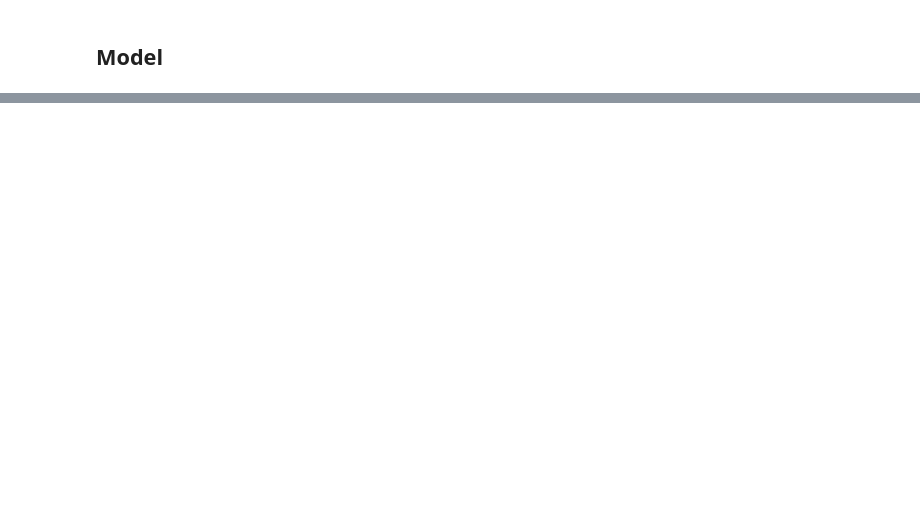
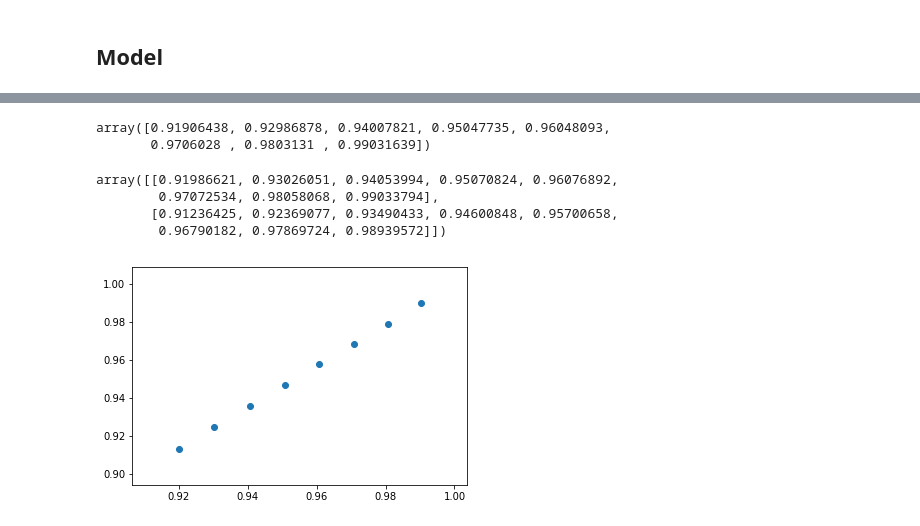
Before and after one commit to clausherther/public, a Jupyter notebook: probabilistic_programming/Reservation Forecast (PyMC3).ipynb, the cells around one changed output, grey strips where cells are left out. Drawn from its saved outputs; the diff is of its cells as text; code cells hidden in the pictures; blank space fills up the shorter version.

```diff
--- a/probabilistic_programming/Reservation Forecast (PyMC3).ipynb
+++ b/probabilistic_programming/Reservation Forecast (PyMC3).ipynb
@@ -106,0 +210,5 @@ df_cumulative_reservations.head()
+# %%
+start_week = 0
+end_week = 2
+# weeks_model = slice(start_week, end_week)
+event_weeks[start_week:end_week]
@@ -106,0 +229,17 @@ df_cumulative_reservations.head()
+# %%
+with pm.Model() as model:
+
+    start_week = 26
+    end_week = 29
+    weeks_model = event_weeks[start_week:end_week]
+    n_weeks_model = len(weeks_model)
+    n_time_periods_model = 8
+
+    mu = pm.HalfCauchy('mu', 0.5, shape=n_time_periods_model)
+    sd = pm.HalfCauchy('sd', 1, shape=n_time_periods_model)
+
+    booking_rate = pm.Gamma('booking_rate', mu=mu, sd=sd, shape=(n_weeks_model, n_time_periods_model)) #alpha=1, beta=1, shape=(3, n_weeks))
+
+    e = pm.Deterministic('forecasted_reservations', np.array(cumulative_reservations)[start_week:end_week][:, -n_time_periods_model:] / booking_rate)
+
+    a = pm.Poisson('final_reservations', mu=e, observed=np.array(total_reservations_tiled)[start_week:end_week][:, -n_time_periods_model:])
@@ -106,0 +258,15 @@ df_cumulative_reservations.head()
+# %%
+n_samples = 10000
+n_chains = 1
+seed = 42
+SAMPLE_KWARGS = {
+    'draws': n_samples,
+    'tune': int(n_samples/2),
+    'chains': n_chains,
+    'cores': n_chains,
+    'random_seed': [seed + i for i in range(n_chains)] if n_chains > 1 else seed,
+    'nuts_kwargs': {'target_accept': 0.9}
+}
+# %%
+with model:
+    trace = pm.sample(**SAMPLE_KWARGS)
@@ -106,0 +284,17 @@ df_cumulative_reservations.head()
+# %%
+np.mean(trace['booking_rate'], axis=0)[0]
+# %% [output]
+array([0.91906438, 0.92986878, 0.94007821, 0.95047735, 0.96048093,
+       0.9706028 , 0.9803131 , 0.99031639])
+# %%
+np.array(bookings_rates)[start_week:end_week, -n_time_periods_model-1:-1]
+# %% [output]
+array([[0.91986621, 0.93026051, 0.94053994, 0.95070824, 0.96076892,
+        0.97072534, 0.98058068, 0.99033794],
+       [0.91236425, 0.92369077, 0.93490433, 0.94600848, 0.95700658,
+        0.96790182, 0.97869724, 0.98939572]])
+# %%
+plt.scatter(np.array(bookings_rates)[start_week, -n_time_periods_model-1:-1],
+            np.mean(trace['booking_rate'], axis=0)[1]);
+# %% [output]
+[figure, added]
```
Also changed, not shown: parts of 28 cells of this notebook, 1 other file.
